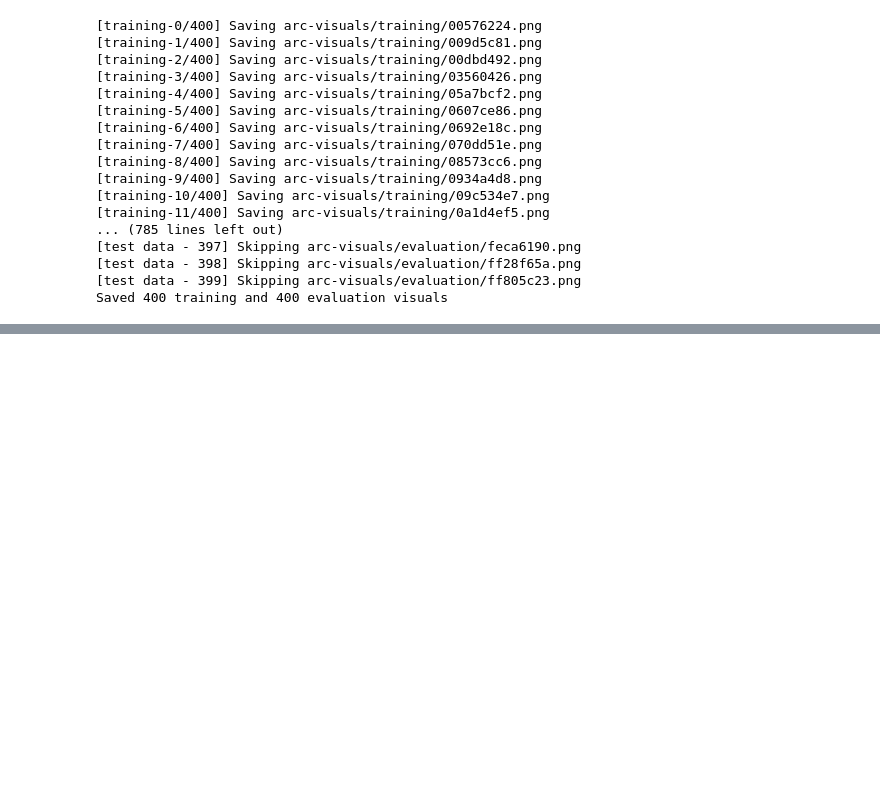
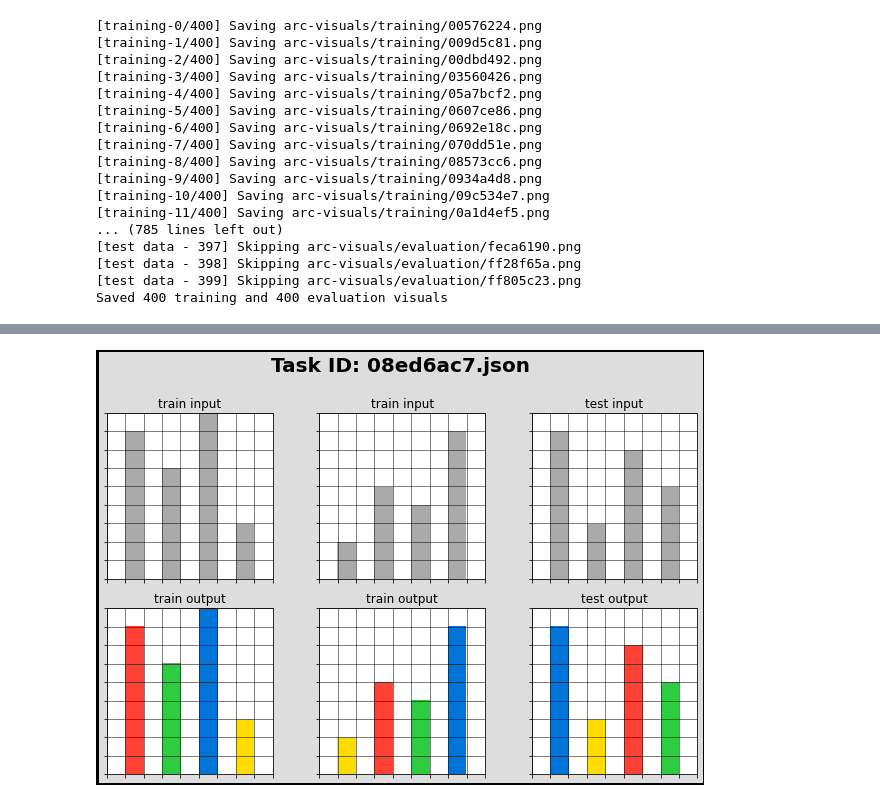
Before and after one commit to Molten-Ice/LLMs, a Jupyter notebook: arc_visuals.ipynb, the cells around one changed output, grey strips where cells are left out. Drawn from its saved outputs; the diff is of its cells as text; code cells hidden in the pictures; blank space fills up the shorter version.

```diff
--- a/arc_visuals.ipynb
+++ b/arc_visuals.ipynb
@@ -152,3 +152,5 @@ save_all_visuals()
 [test data - 398] Skipping arc-visuals/evaluation/ff28f65a.png
 [test data - 399] Skipping arc-visuals/evaluation/ff805c23.png
 Saved 400 training and 400 evaluation visuals
+# %%
+evaluation_tasks, training_tasks = load_tasks()
@@ -154,0 +173,4 @@ Saved 400 training and 400 evaluation visuals
+# %%
+task = training_tasks[9]
+prompt = task_to_prompt(task)
+print(prompt)
@@ -154,0 +195,4 @@ Saved 400 training and 400 evaluation visuals
+# %%
+plot_task(task)
+# %% [output]
+[figure, added]
```
Also changed, not shown: parts of 3 cells of this notebook, 38 other files.
